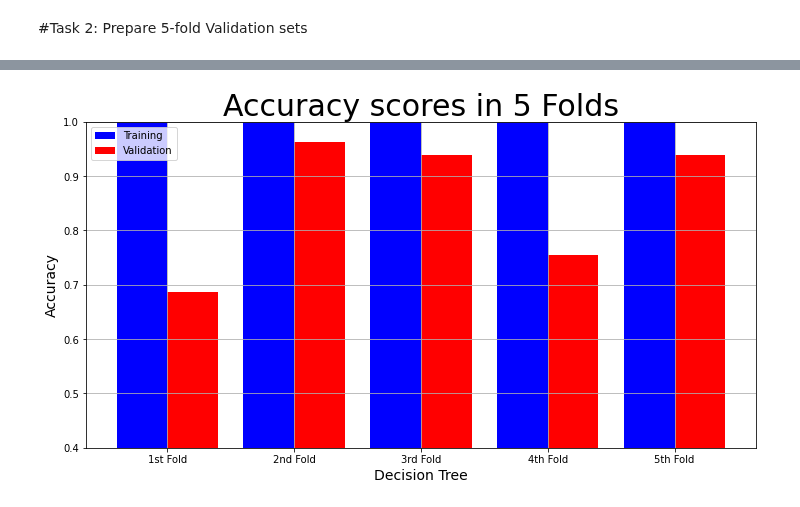
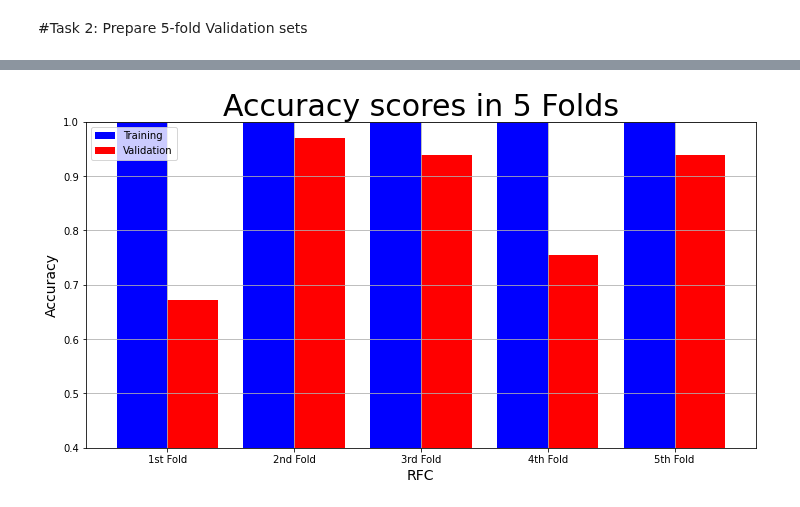
Before and after one commit to mcallicotte/CSCE489_FinalProject, a Jupyter notebook: Final_Project_Callicotte_White.ipynb, the cells around one changed output, grey strips where cells are left out. Cells and saved outputs as stored; diff of their text form; code cells hidden in the pictures.

```diff
--- a/Final_Project_Callicotte_White.ipynb
+++ b/Final_Project_Callicotte_White.ipynb
@@ -173,32 +188,32 @@ def plot_result(x_label, y_label, plot_title, train_data, val_data):
             This is the list containing either validation precision, accuracy, or f1 score.
          Returns
          -------
          The function returns a Grouped Barchart showing the training and validation result
          in each fold.
         '''
 
         # Set size of plot
         plt.figure(figsize=(12,6))
         labels = ["1st Fold", "2nd Fold", "3rd Fold", "4th Fold", "5th Fold"]
         X_axis = np.arange(len(labels))
         ax = plt.gca()
         plt.ylim(0.40000, 1)
         plt.bar(X_axis-0.2, train_data, 0.4, color='blue', label='Training')
         plt.bar(X_axis+0.2, val_data, 0.4, color='red', label='Validation')
         plt.title(plot_title, fontsize=30)
         plt.xticks(X_axis, labels)
         plt.xlabel(x_label, fontsize=14)
         plt.ylabel(y_label, fontsize=14)
         plt.legend()
         plt.grid(True)
         plt.show()
 
 
-model_name = "Decision Tree"
+model_name = "RFC"
 plot_result(model_name,
             "Accuracy",
             "Accuracy scores in 5 Folds",
             RFC_result["Training Accuracy scores"],
             RFC_result["Validation Accuracy scores"])
 # %% [output]
-[figure, old version]
+[figure, new version]
```
Also changed, not shown: parts of 4 cells of this notebook, 1 other file.
